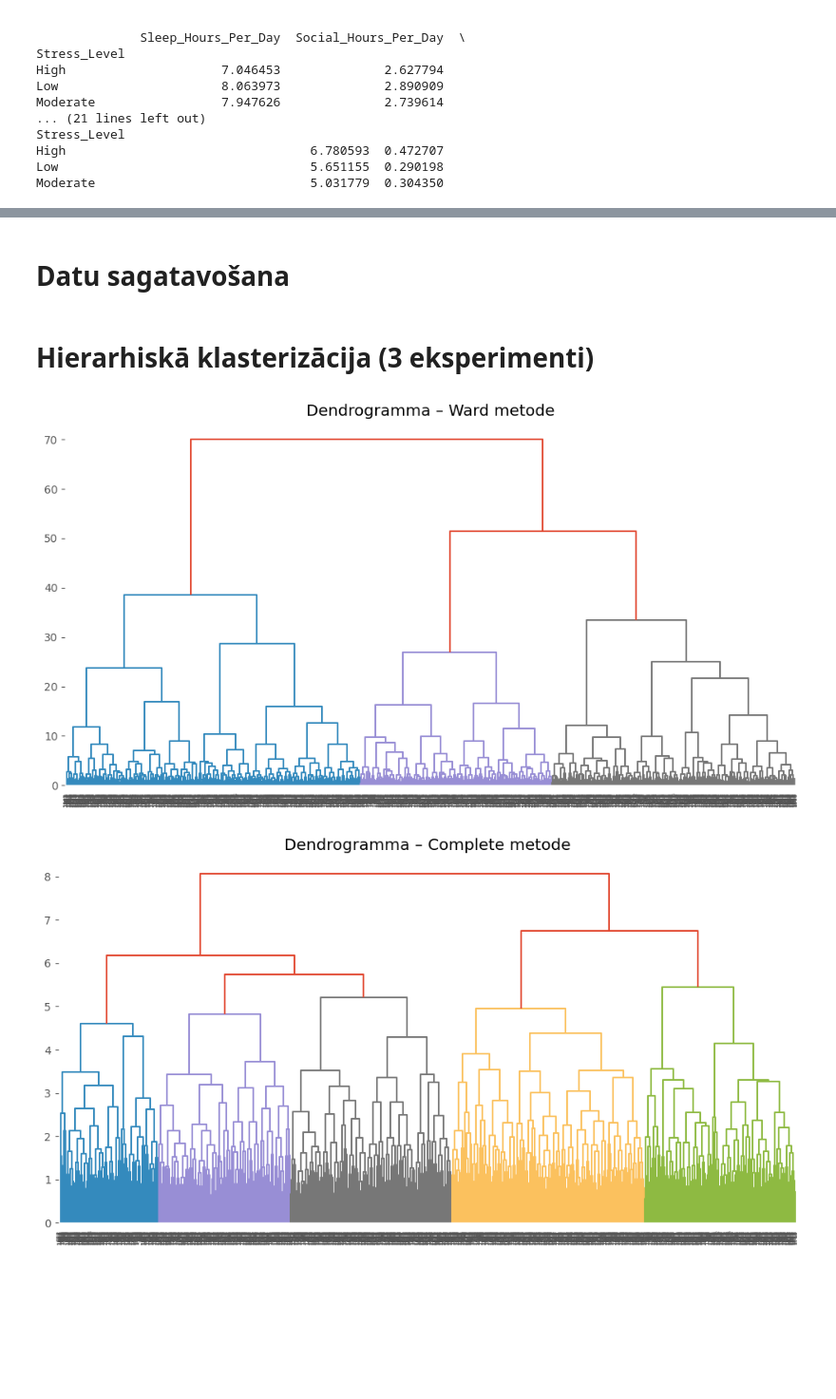
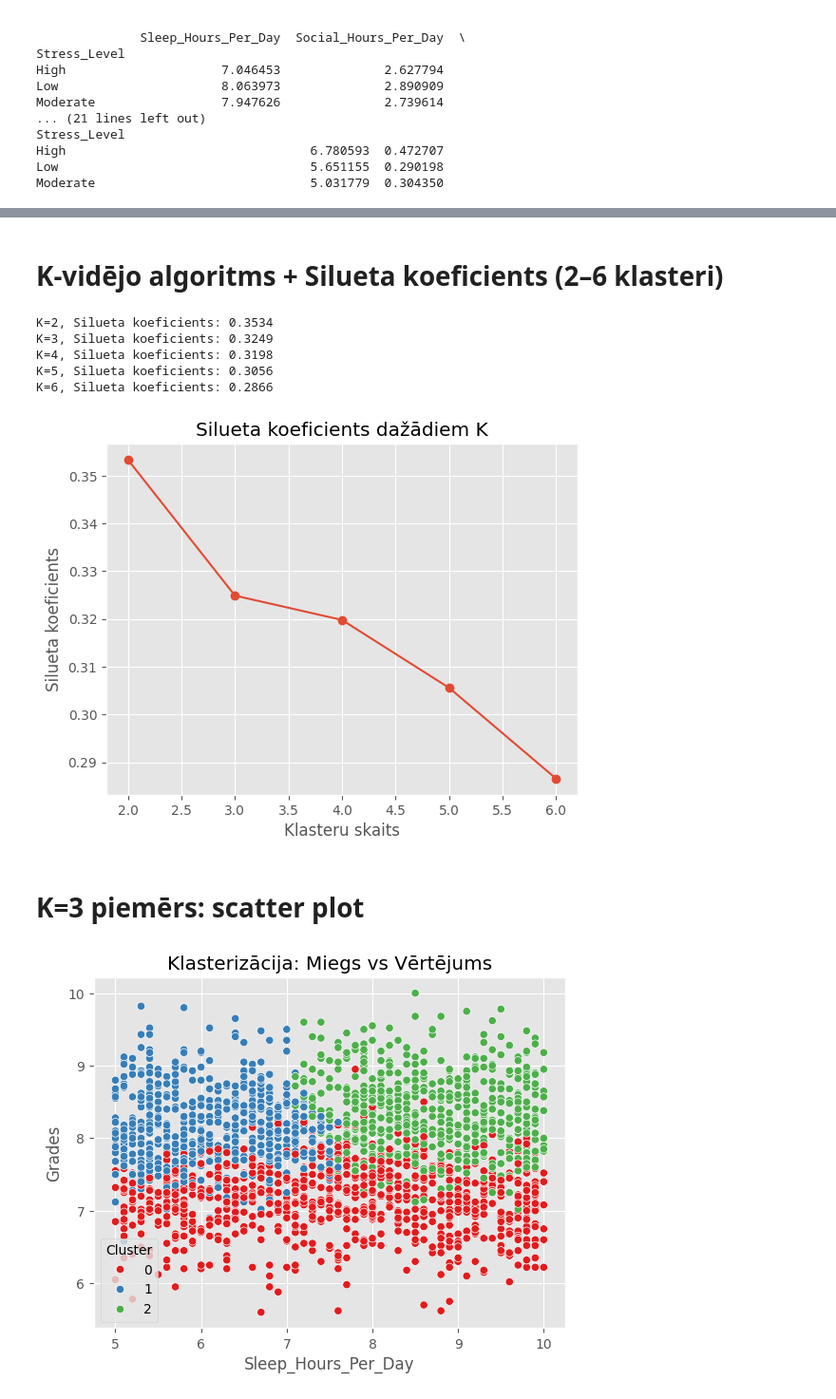
Before and after one commit to VladossK/ML2_darbs, a Jupyter notebook: 2_dala.ipynb, the cells around one changed output, grey strips where cells are left out. Shown at 95% size. Cells and saved outputs as stored; diff of their text form; code cells hidden in the pictures; blank space fills up the shorter version.

```diff
--- a/2_dala.ipynb
+++ b/2_dala.ipynb
@@ -146,44 +146,50 @@ Moderate                             5.031779  0.304350
 # %%
 from sklearn.preprocessing import StandardScaler
-from sklearn.cluster import KMeans, AgglomerativeClustering
-from sklearn.metrics import silhouette_score
-from scipy.cluster.hierarchy import dendrogram, linkage
-import seaborn as sns
-import matplotlib.pyplot as plt
-import pandas as pd
+
+# Atlasām 3 piemērotas pazīmes klasterizācijai
+X = df[['Study_Hours_Per_Day', 'Sleep_Hours_Per_Day', 'Grades']]
+
+# Normalizējam datus
+scaler = StandardScaler()
+X_scaled = scaler.fit_transform(X)
 # %% [markdown]
-# Datu sagatavošana
+# K-vidējo algoritms + Silueta koeficients (2–6 klasteri)
 # %%
-# Atlasām tikai skaitliskās pazīmes
-X = df[['Study_Hours_Per_Day', 'Sleep_Hours_Per_Day', 'Social_Hours_Per_Day',
-        'Physical_Activity_Hours_Per_Day', 'Grades']]
+from sklearn.cluster import KMeans
+from sklearn.metrics import silhouette_score
+import matplotlib.pyplot as plt
 
-# Normalizējam datus
-scaler = StandardScaler()
-X_scaled = scaler.fit_transform(X)
+silueta_koeficienti = []
+
+for k in range(2, 7):  # no 2 līdz 6 klasteriem
+    modelis = KMeans(n_clusters=k, random_state=42, n_init='auto')
+    labels = modelis.fit_predict(X_scaled)
+    sil_score = silhouette_score(X_scaled, labels)
+    silueta_koeficienti.append(sil_score)
+    print(f"K={k}, Silueta koeficients: {sil_score:.4f}")
+
+# Vizualizācija
+plt.plot(range(2, 7), silueta_koeficienti, marker='o')
+plt.title("Silueta koeficients dažādiem K")
+plt.xlabel("Klasteru skaits")
+plt.ylabel("Silueta koeficients")
+plt.grid(True)
+plt.show()
+# %% [output]
+K=2, Silueta koeficients: 0.3534
+K=3, Silueta koeficients: 0.3249
+K=4, Silueta koeficients: 0.3198
+K=5, Silueta koeficients: 0.3056
+K=6, Silueta koeficients: 0.2866
+[figure, added]
 # %% [markdown]
-# Hierarhiskā klasterizācija (3 eksperimenti)
+# K=3 piemērs: scatter plot
 # %%
-# Eksperiments 1 – 'ward'
-linked = linkage(X_scaled, method='ward')
-plt.figure(figsize=(12, 6))
-dendrogram(linked)
-plt.title("Dendrogramma – Ward metode")
+modelis = KMeans(n_clusters=3, random_state=42, n_init='auto')
+df['Cluster'] = modelis.fit_predict(X_scaled)
+
+sns.scatterplot(data=df, x='Sleep_Hours_Per_Day', y='Grades', hue='Cluster', palette='Set1')
+plt.title("Klasterizācija: Miegs vs Vērtējums")
 plt.show()
-
-# Eksperiments 2 – 'complete'
-linked = linkage(X_scaled, method='complete')
-plt.figure(figsize=(12, 6))
-dendrogram(linked)
-plt.title("Dendrogramma – Complete metode")
-plt.show()
-
-# Eksperiments 3 – 'average'
-linked = linkage(X_scaled, method='average')
-plt.figure(figsize=(12, 6))
-dendrogram(linked)
-plt.title("Dendrogramma – Average metode")
-plt.show()
 # %% [output]
-[figure, old version]
+[figure, new version]
-[figure, removed]
```
Also changed, not shown: parts of 6 cells of this notebook.
